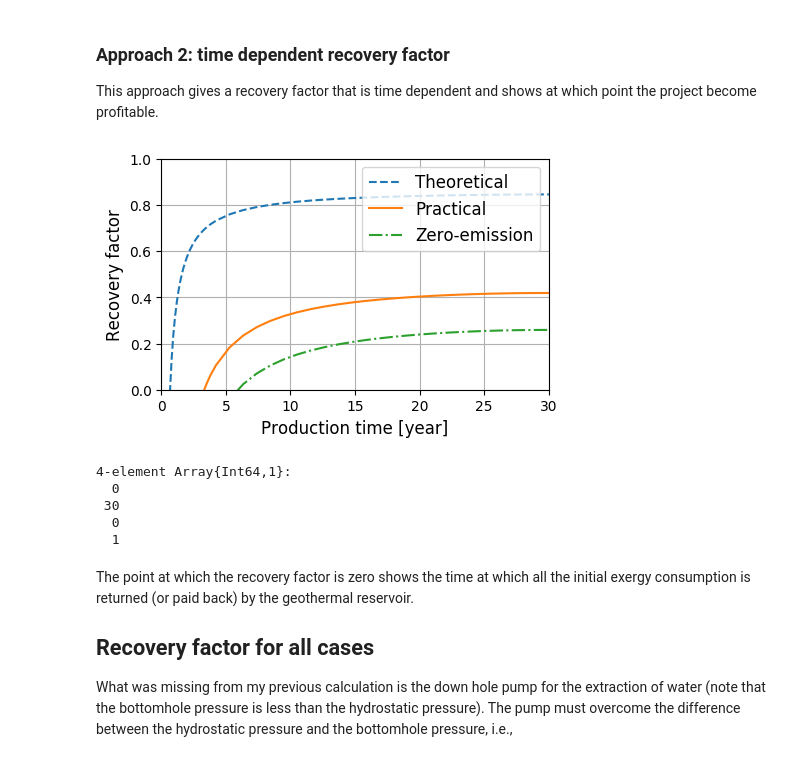
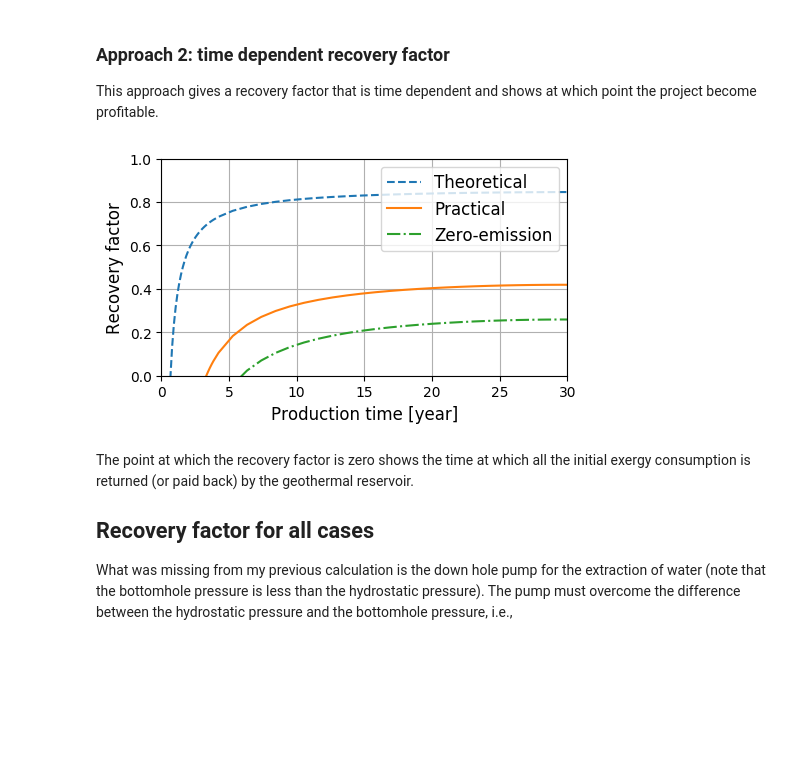
Before and after one commit to simulkade/geothermal, a Jupyter notebook: geothermal_paper_part1.ipynb, the cells around one changed output. Cells and saved outputs as stored; diff of their text form; code cells hidden in the pictures; blank space fills up the shorter version.

```diff
--- a/geothermal_paper_part1.ipynb
+++ b/geothermal_paper_part1.ipynb
@@ -283,22 +287,19 @@ c         = carbon_em/Ex_prod*1000 # [kg CO2/MJ]
 # %%
 figure(figsize=(5,3))
 plot(float(t[1:ind_life])/(365*24*3600),R_th, "--", label="Theoretical")
 plot(float(t[1:ind_life])/(365*24*3600),R_pr, label="Practical")
 plot(float(t[1:ind_life])/(365*24*3600),R_ze, "-.", label="Zero-emission")
 legend(fontsize=12)
 grid()
 xlabel("Production time [year]", fontsize=12)
 ylabel("Recovery factor", fontsize=12)
 #yscale("log")
 axis([0,30, 0,1])
+tight_layout()
+savefig("rec_fac_time.png")
 # cumsum(rand(10))
 # %% [output]
-[figure, old version]
+[figure, new version]
-4-element Array{Int64,1}:
-  0
- 30
-  0
-  1
 # %% [markdown]
 The point at which the recovery factor is zero shows the time at which all the initial exergy consumption is returned (or paid back) by the geothermal reservoir.
 
```
Also changed, not shown: parts of 5 cells of this notebook, 9 other files.
